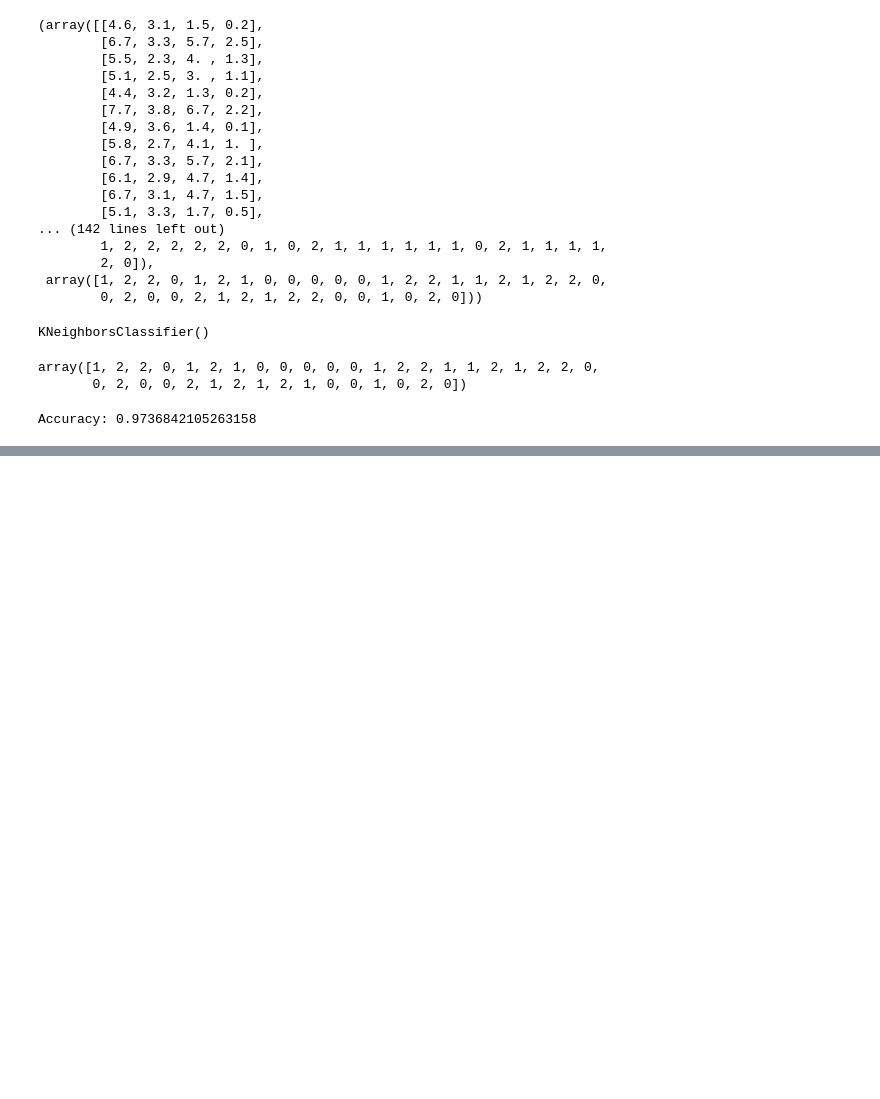
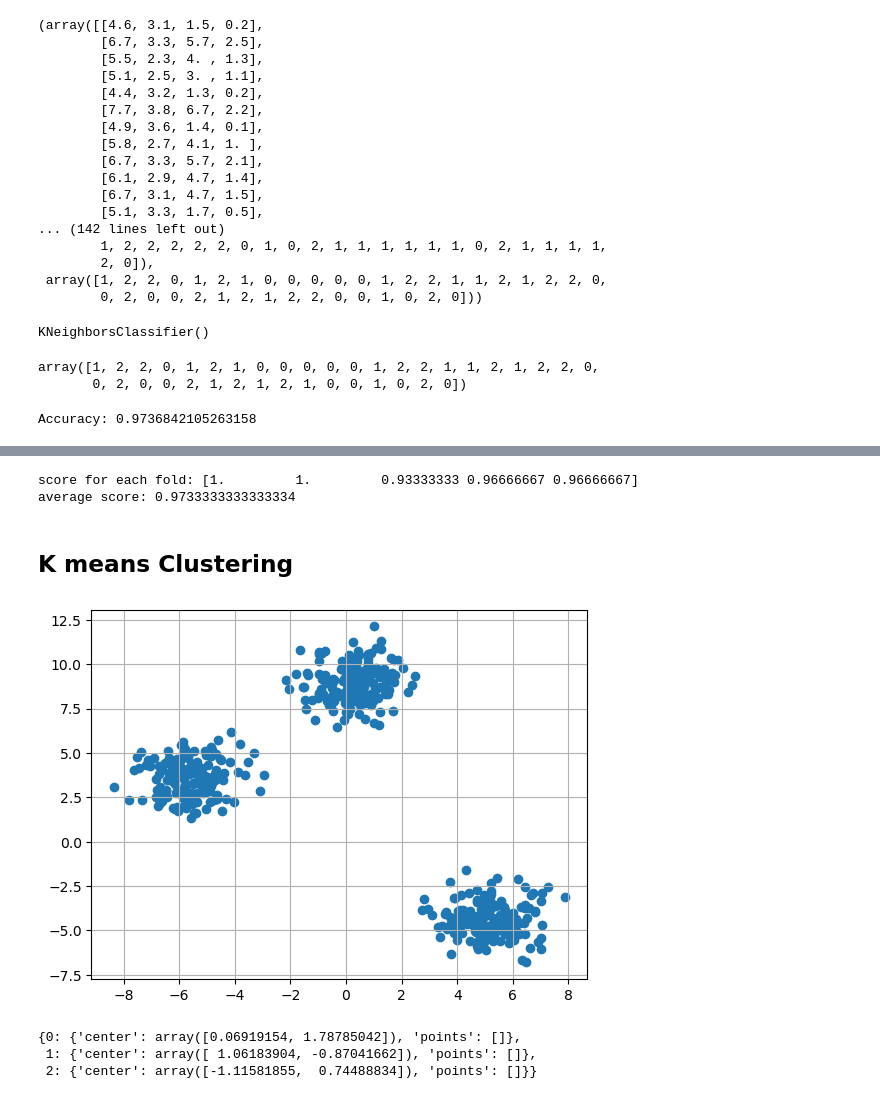
Before and after one commit to h4hareeshmasuresh-lab/Data-Analystics, a Jupyter notebook: LINEAR (KNN).ipynb, the cells around one changed output, grey strips where cells are left out. Drawn from its saved outputs; the diff is of its cells as text; code cells hidden in the pictures; blank space fills up the shorter version.

```diff
--- a/LINEAR (KNN).ipynb
+++ b/LINEAR (KNN).ipynb
@@ -48,0 +114,10 @@ Accuracy: 0.9736842105263158
+# %%
+#apply cross validation
+scores=cross_val_score(model,x,y,cv=kfold)
+print("score for each fold:",scores)
+print("average score:",scores.mean())
+# %% [output]
+score for each fold: [1.         1.         0.93333333 0.96666667 0.96666667]
+average score: 0.9733333333333334
+# %% [markdown]
+## K means Clustering
@@ -48,0 +128,27 @@ Accuracy: 0.9736842105263158
+# %%
+X,y = make_blobs(n_samples = 500,n_features = 2,centers = 3,random_state = 23)
+
+fig = plt.figure(0)
+plt.grid(True)
+plt.scatter(X[:,0],X[:,1])
+plt.show()
+# %% [output]
+[figure, added]
+# %%
+k = 3
+clusters = {}
+np.random.seed(23)
+for idx in range(k):
+    center = 2*(2*np.random.random((X.shape[1],))-1)
+    points = []
+    cluster = {
+        'center' : center,
+        'points' : []
+    }
+
+    clusters[idx] = cluster
+clusters
+# %% [output]
+{0: {'center': array([0.06919154, 1.78785042]), 'points': []},
+ 1: {'center': array([ 1.06183904, -0.87041662]), 'points': []},
+ 2: {'center': array([-1.11581855,  0.74488834]), 'points': []}}
```
Also changed, not shown: parts of 15 cells of this notebook.
